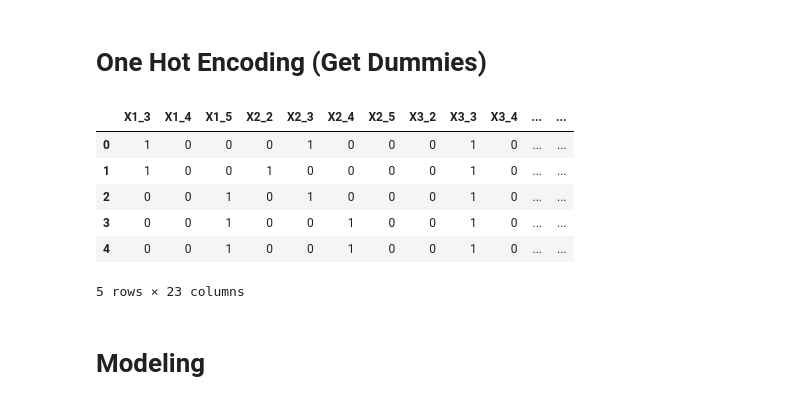
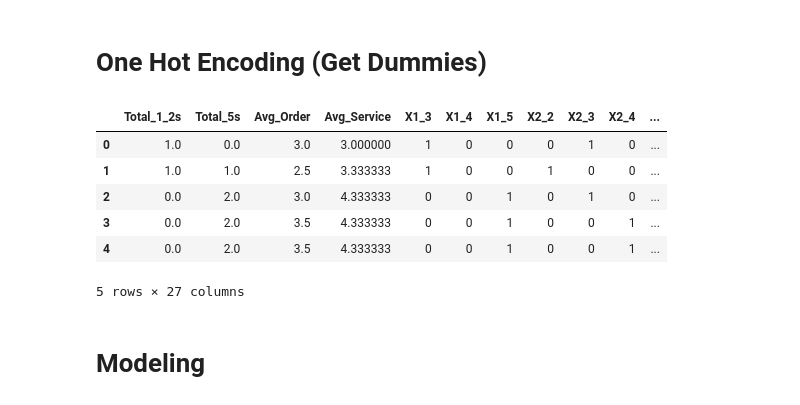
Before and after one commit to c-woo/Happy-Customers, a Jupyter notebook: I9LKTOVs4zUei1F9.ipynb, the cells around one changed output. Drawn from its saved outputs; the diff is of its cells as text; code cells hidden in the pictures.

```diff
--- a/I9LKTOVs4zUei1F9.ipynb
+++ b/I9LKTOVs4zUei1F9.ipynb
@@ -88,0 +92,16 @@ Taking a look at these graphs, it seems like the problem most customers have is
+# %%
+## create new features
+
+for num in range(len(df)):
+    one = 0
+    five = 0
+    for feat in df.columns[1:]:
+        if df.loc[num, feat] == 1 or df.loc[num, feat] == 2:
+            one += 1
+        if df.loc[num, feat] == 5:
+            five += 1
+    df.loc[num, 'Total_1_2s'] = one
+    df.loc[num, 'Total_5s'] = five
+
+df['Avg_Order'] = (df['X2'] + df['X3'])/2
+df['Avg_Service'] = (df['X1'] + df['X5'] + df['X6'])/3
@@ -126,23 +161,28 @@ X_encoded
 # %%
 ## create dummies for all variables
 
 x1_dummies = pd.get_dummies(X['X1'], prefix='X1', drop_first=True)
 x2_dummies = pd.get_dummies(X['X2'], prefix='X2', drop_first=True)
 x3_dummies = pd.get_dummies(X['X3'], prefix='X3', drop_first=True)
 x4_dummies = pd.get_dummies(X['X4'], prefix='X4', drop_first=True)
 x5_dummies = pd.get_dummies(X['X5'], prefix='X5', drop_first=True)
 x6_dummies = pd.get_dummies(X['X6'], prefix='X6', drop_first=True)
+##min_cour = pd.get_dummies(X['Min_Courier'], prefix='min_cour', drop_first=True)
+##max_cour = pd.get_dummies(X['Max_Courier'], prefix='max_cour', drop_first=True)
+##min_ord = pd.get_dummies(X['Min_Order'], prefix='min_ord', drop_first=True)
+##max_ord = pd.get_dummies(X['Max_Order'], prefix='max_ord', drop_first=True)
 
-X_dummies = pd.concat([x1_dummies, x2_dummies, x3_dummies, x4_dummies, x5_dummies, x6_dummies], axis=1)
+X_dummies = pd.concat([X.drop(['X1', 'X2', 'X3', 'X4', 'X5', 'X6'], axis=1),
+                       x1_dummies, x2_dummies, x3_dummies, x4_dummies, x5_dummies, x6_dummies], axis=1)
 X_dummies.head()
 # %% [output]
-|  | X1_3 | X1_4 | X1_5 | X2_2 | X2_3 | X2_4 | X2_5 | X3_2 | X3_3 | X3_4 | ... | ... |
-| 0 | 1 | 0 | 0 | 0 | 1 | 0 | 0 | 0 | 1 | 0 | ... | ... |
-| 1 | 1 | 0 | 0 | 1 | 0 | 0 | 0 | 0 | 1 | 0 | ... | ... |
-| 2 | 0 | 0 | 1 | 0 | 1 | 0 | 0 | 0 | 1 | 0 | ... | ... |
-| 3 | 0 | 0 | 1 | 0 | 0 | 1 | 0 | 0 | 1 | 0 | ... | ... |
-| 4 | 0 | 0 | 1 | 0 | 0 | 1 | 0 | 0 | 1 | 0 | ... | ... |
+|  | Total_1_2s | Total_5s | Avg_Order | Avg_Service | X1_3 | X1_4 | X1_5 | X2_2 | X2_3 | X2_4 | ... |
+| 0 | 1.0 | 0.0 | 3.0 | 3.000000 | 1 | 0 | 0 | 0 | 1 | 0 | ... |
+| 1 | 1.0 | 1.0 | 2.5 | 3.333333 | 1 | 0 | 0 | 1 | 0 | 0 | ... |
+| 2 | 0.0 | 2.0 | 3.0 | 4.333333 | 0 | 0 | 1 | 0 | 1 | 0 | ... |
+| 3 | 0.0 | 2.0 | 3.5 | 4.333333 | 0 | 0 | 1 | 0 | 0 | 1 | ... |
+| 4 | 0.0 | 2.0 | 3.5 | 4.333333 | 0 | 0 | 1 | 0 | 0 | 1 | ... |
-5 rows × 23 columns
+5 rows × 27 columns
 # %% [markdown]
 # Modeling
 # %% [markdown]
```
Also changed, not shown: parts of 47 cells of this notebook.
